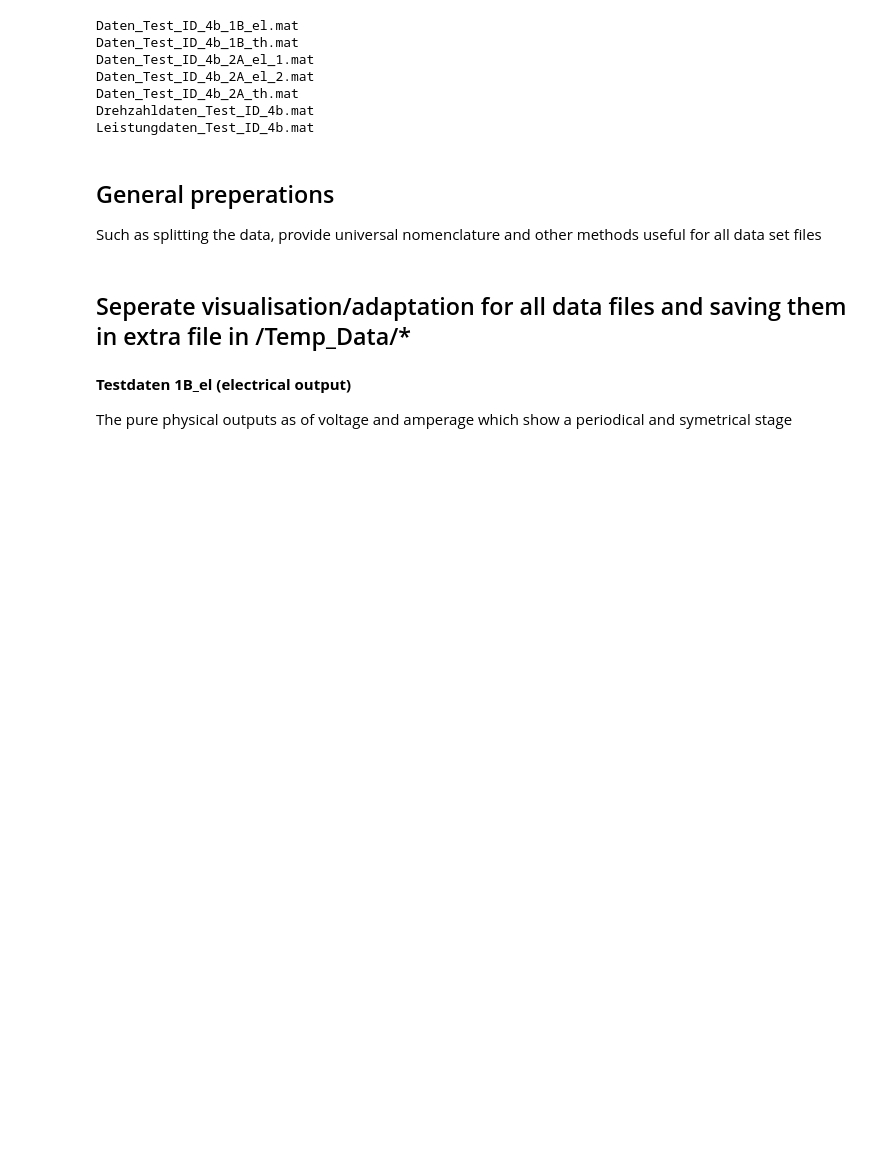
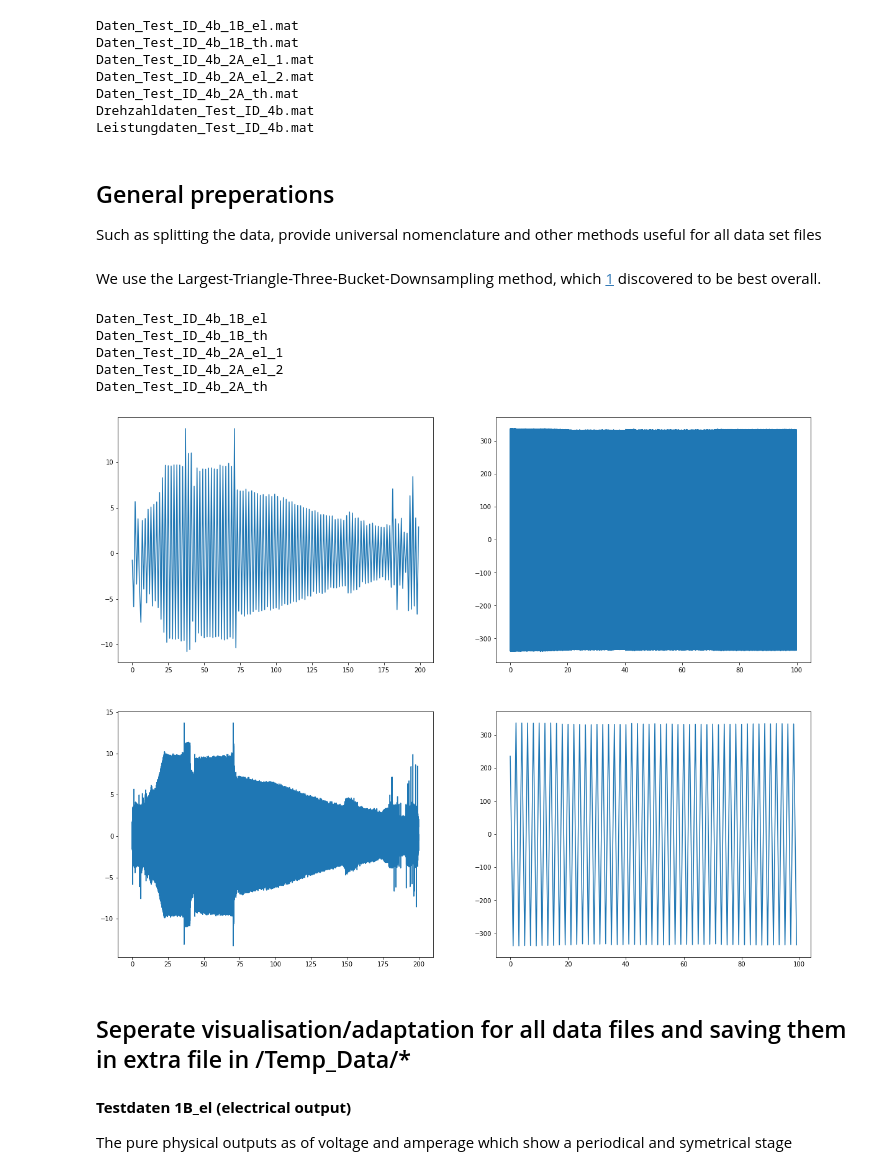
Before and after one commit to Energy-Theory-Guided-Data-Science/Gas-Turbine, a Jupyter notebook: Code/Data_Preprocessing.ipynb, the cells around one changed output. Drawn from its saved outputs; the diff is of its cells as text; code cells hidden in the pictures; blank space fills up the shorter version.

```diff
--- a/Code/Data_Preprocessing.ipynb
+++ b/Code/Data_Preprocessing.ipynb
@@ -45,3 +56,7 @@ Leistungdaten_Test_ID_4b.mat
 # %% [markdown]
 ## General preperations
 Such as splitting the data, provide universal nomenclature and other methods useful for all data set files
+# %% [markdown]
+We use the Largest-Triangle-Three-Bucket-Downsampling method, which [1] discovered to be best overall.
+
+[1]: https://skemman.is/bitstream/1946/15343/3/SS_MSthesis.pdf
@@ -48,3 +70,38 @@ Such as splitting the data, provide universal nomenclature and other methods use
+# %%
+def downsampleSheet(sheet, time_head):
+    data_down = {}
+    sheet_time = sheet[time_head]
+    for head in sheet.keys():
+        if len(sheet_time) > 100000000:
+            sheet_time = sheet_time[::1000]
+            sheet[head] = sheet[head][::1000]
+        data_down[head] = downsampleData(sheet_time, sheet[head])[:,1]
+        if head == time_head:
+            data_down[head] = time_downsampled
+
+    return data_down
+# %%
+data = {}
+switcher_time = {
+    'Daten_Test_ID_4b_1B_el': 't_1B_el',
+    'Daten_Test_ID_4b_1B_th': 't_1B_th',
+    'Daten_Test_ID_4b_2A_el_1': 't_2A_el_1',
+    'Daten_Test_ID_4b_2A_el_2': 't_2A_el_2',
+    'Daten_Test_ID_4b_2A_th': 't_2A_th',
+    'Drehzahldaten_Test_ID_4b': 't_nsoll_stil',
+    'Leistungdaten_Test_ID_4b': 't_elstil'
+}
+
+exclude = ['Drehzahldaten_Test_ID_4b', 'Leistungdaten_Test_ID_4b']
+for head in [x for x in raw_data.keys() if x not in exclude]:
+    print(head)
+    data[head] = downsampleSheet(raw_data[head], switcher_time.get(head))
+# %% [output]
+Daten_Test_ID_4b_1B_el
+Daten_Test_ID_4b_1B_th
+Daten_Test_ID_4b_2A_el_1
+Daten_Test_ID_4b_2A_el_2
+Daten_Test_ID_4b_2A_th
 # %%
 data_1B_el = data['Daten_Test_ID_4b_1B_el']
 data_1B_th = data['Daten_Test_ID_4b_1B_th']
@@ -56,3 +113,21 @@ data_power = data['Leistungdaten_Test_ID_4b']
+# %%
+#those figures are for visual comparison of the downsampling method to see if it's relevant
+fig,axs = plt.subplots(2, 2, figsize = (20,16))
+axs = axs.ravel()
+axs[0].plot(time_downsampled[:200], data_1B_el['I_N15'][:200])
+axs[2].plot(raw_data['Daten_Test_ID_4b_1B_el']['t_1B_el'][:1000000], raw_data['Daten_Test_ID_4b_1B_el']['I_N15'][:1000000])
+axs[1].plot(raw_data['Daten_Test_ID_4b_1B_el']['t_1B_el'][:500000], raw_data['Daten_Test_ID_4b_1B_el']['U_N'][:500000])
+axs[3].plot(time_downsampled[:100], data_1B_el['U_N'][:100])
+plt.show()
+
+el_measures_1B = pd.DataFrame([{'el_time_measures': data_1B_el['t_1B_el'][::10],
+                             'el_stromstaerke': data_1B_el['I_N15'][::10],
+                            'el_spannung': data_1B_el['U_N'][::10]}])
+
+el_measures_1B.to_csv(SAVE_FOLDER + "el_measures_1B.csv",
+                     index = False, sep = "|", encoding = "utf-8")
+# %% [output]
+[figure, added]
 # %% [markdown]
 ## Seperate visualisation/adaptation for all data files and saving them in extra file in /Temp_Data/*
 # %% [markdown]
```
Also changed, not shown: parts of 16 cells of this notebook.
